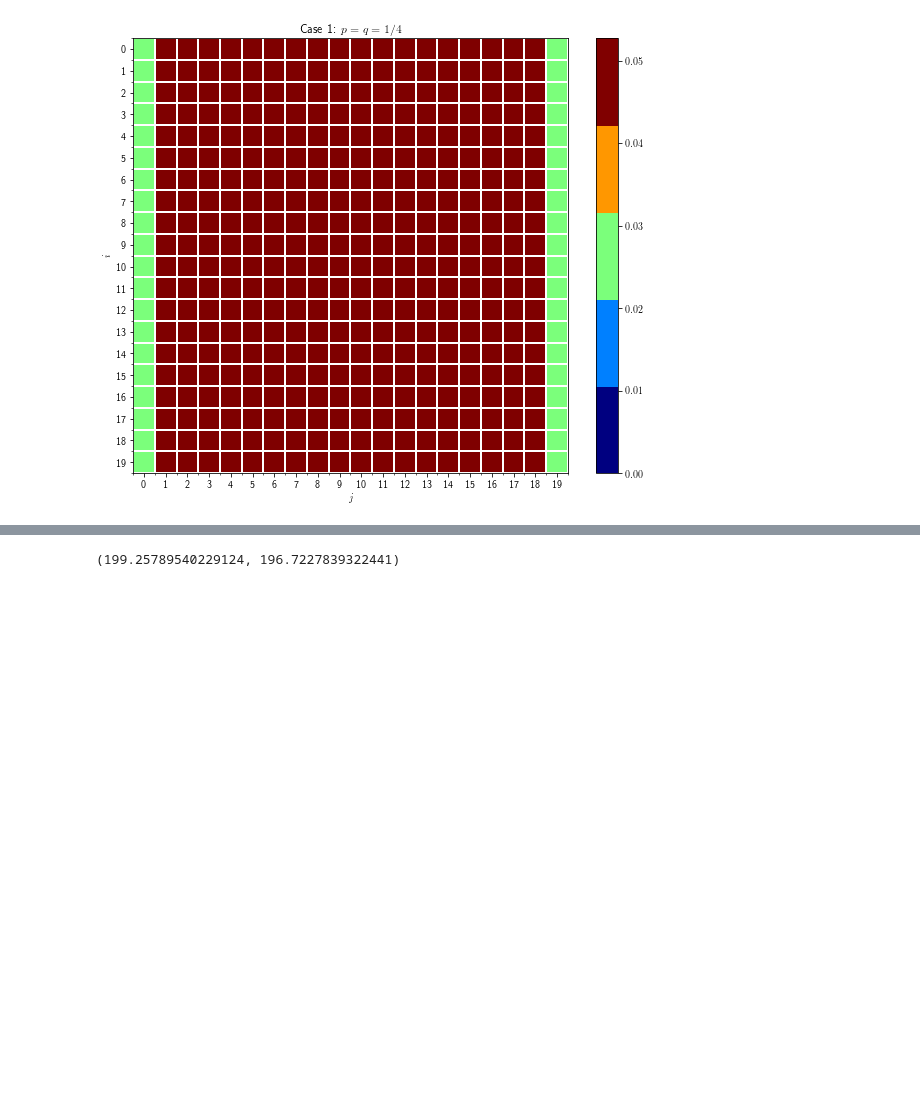
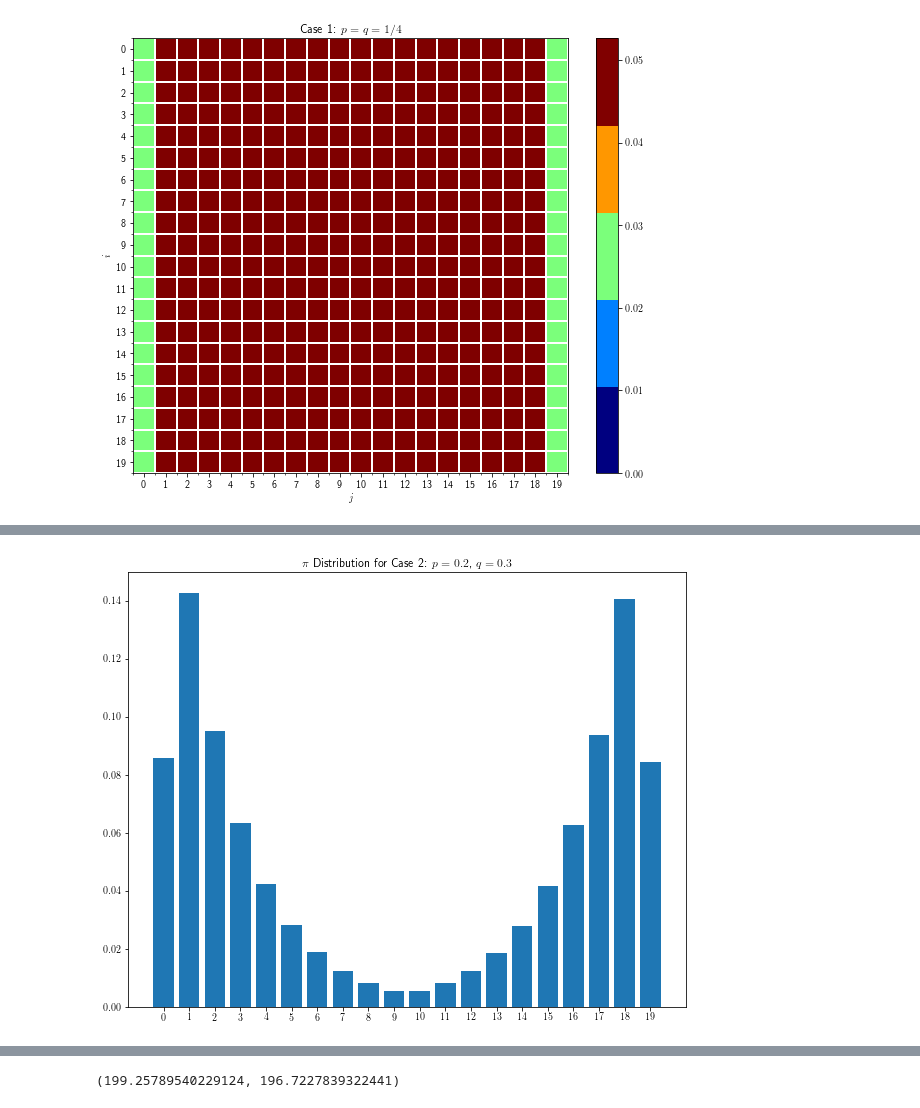
Before and after one commit to malekinho8/6.3702-Simulation-Notebooks, a Jupyter notebook: notebooks/PS8.6-Markov-Chain-Discrete-Finite-Queue.ipynb, the cells around one changed output, grey strips where cells are left out. Saved outputs shown, nothing was run; the diff lists cells and outputs as text; code cells hidden in the pictures; blank space fills up the shorter version.

```diff
--- a/notebooks/PS8.6-Markov-Chain-Discrete-Finite-Queue.ipynb
+++ b/notebooks/PS8.6-Markov-Chain-Discrete-Finite-Queue.ipynb
@@ -177,0 +186,8 @@ make_plot(2,case2,20,'Case 2: $p = 0.2$, $q=0.3$')
+# %%
+plt.figure(2,figsize=(10,8))
+plt.bar(np.arange(0,N),case2[0,:])
+plt.xticks(np.arange(0,N))
+plt.title('$\pi$ Distribution for Case 2: $p=0.2$, $q=0.3$')
+plt.show()
+# %% [output]
+[figure, added]
```
Also changed, not shown: parts of 7 cells of this notebook.
